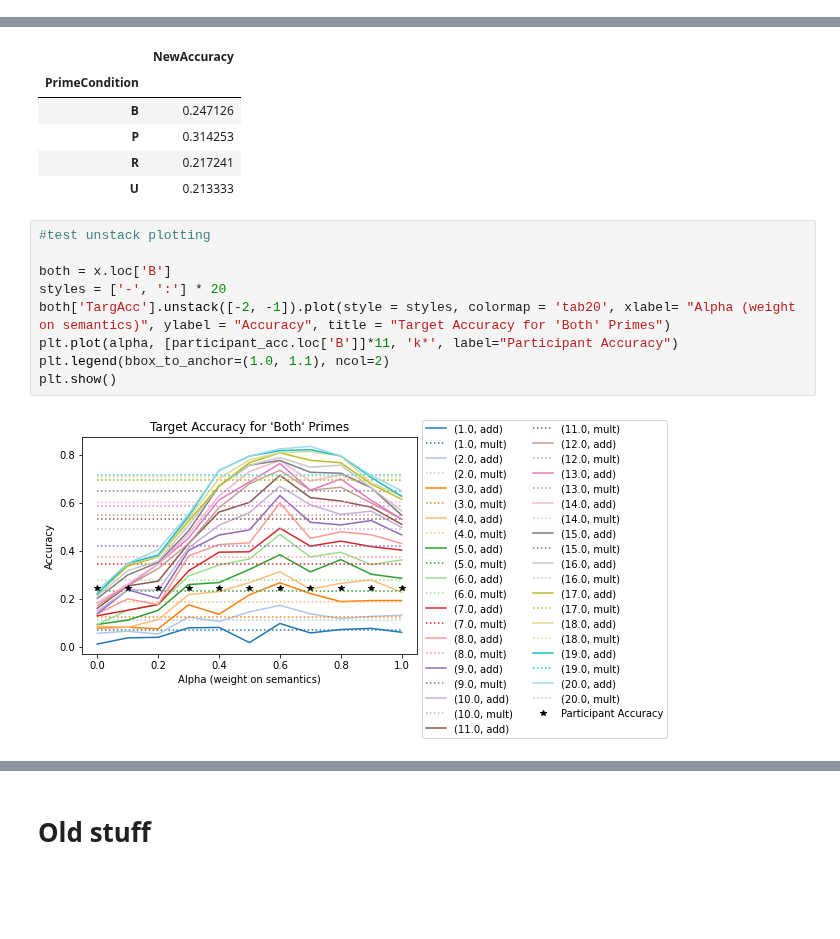
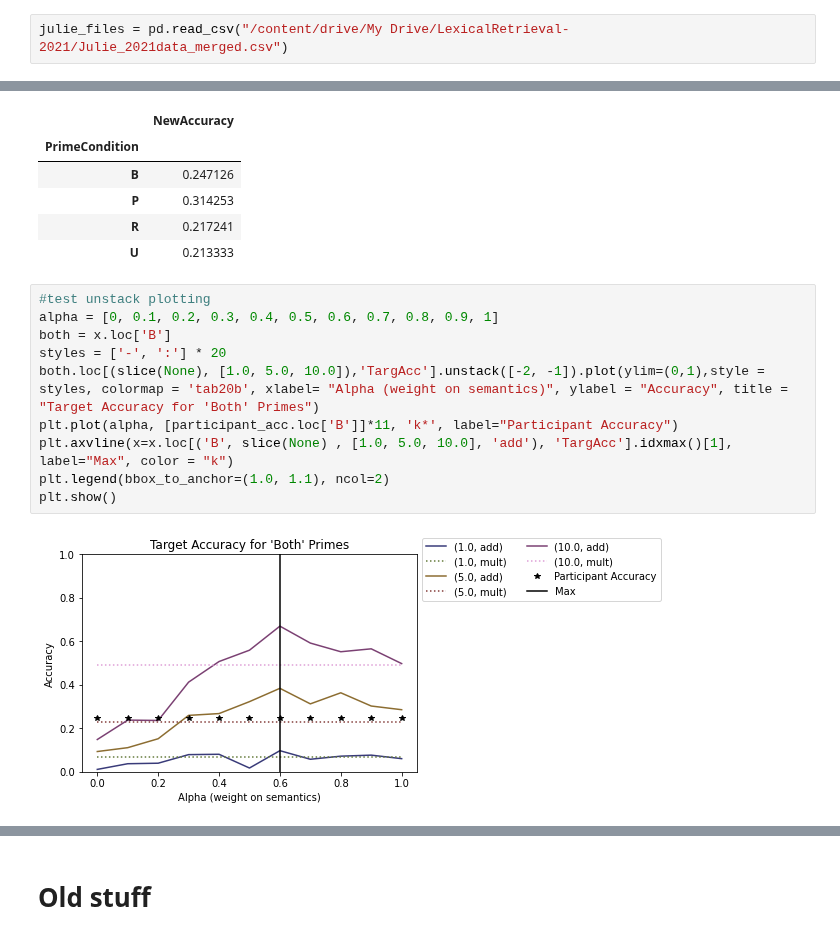
Before and after one commit to abhilasha-kumar/modeling-lexical-retrieval, a Jupyter notebook: LexicalRetrieval.ipynb, the cells around one changed output, grey strips where cells are left out. Cells and saved outputs as stored; diff of their text form; blank space fills up the shorter version.

Commit message:
redone plots

```diff
--- a/LexicalRetrieval.ipynb
+++ b/LexicalRetrieval.ipynb
@@ -816,5 +816,7 @@ both = julie_files.loc[julie_files['PrimeCondition']=='B', ['alpha', 'n', 'model
 phonological = julie_files.loc[julie_files['PrimeCondition']=='P', ['alpha', 'n', 'modelType', 'RespAcc', 'TargAcc']]
 semantic = julie_files.loc[julie_files['PrimeCondition']=='R', ['alpha', 'n', 'modelType', 'RespAcc', 'TargAcc']]
 neither = julie_files.loc[julie_files['PrimeCondition']=='U', ['alpha', 'n', 'modelType', 'RespAcc', 'TargAcc']]
+# %%
+julie_files = pd.read_csv("/content/drive/My Drive/LexicalRetrieval-2021/Julie_2021data_merged.csv")
 # %%
 x = julie_files[['PrimeCondition', 'alpha', 'n','TargAcc', 'RespAcc', 'modelType']].groupby(['PrimeCondition','alpha', 'n', 'modelType']).mean()
@@ -848,14 +837,15 @@ participant_acc
 | U | 0.213333 |
 # %%
 #test unstack plotting
-
+alpha = [0, 0.1, 0.2, 0.3, 0.4, 0.5, 0.6, 0.7, 0.8, 0.9, 1]
 both = x.loc['B']
 styles = ['-', ':'] * 20
-both['TargAcc'].unstack([-2, -1]).plot(style = styles, colormap = 'tab20', xlabel= "Alpha (weight on semantics)", ylabel = "Accuracy", title = "Target Accuracy for 'Both' Primes")
+both.loc[(slice(None), [1.0, 5.0, 10.0]),'TargAcc'].unstack([-2, -1]).plot(ylim=(0,1),style = styles, colormap = 'tab20b', xlabel= "Alpha (weight on semantics)", ylabel = "Accuracy", title = "Target Accuracy for 'Both' Primes")
 plt.plot(alpha, [participant_acc.loc['B']]*11, 'k*', label="Participant Accuracy")
+plt.axvline(x=x.loc[('B', slice(None) , [1.0, 5.0, 10.0], 'add'), 'TargAcc'].idxmax()[1], label="Max", color = "k")
 plt.legend(bbox_to_anchor=(1.0, 1.1), ncol=2)
 plt.show()
 # %% [output]
-[figure, old version]
+[figure, new version]
 # %%
 # plots
```
Also changed, not shown: parts of 5 cells of this notebook.
